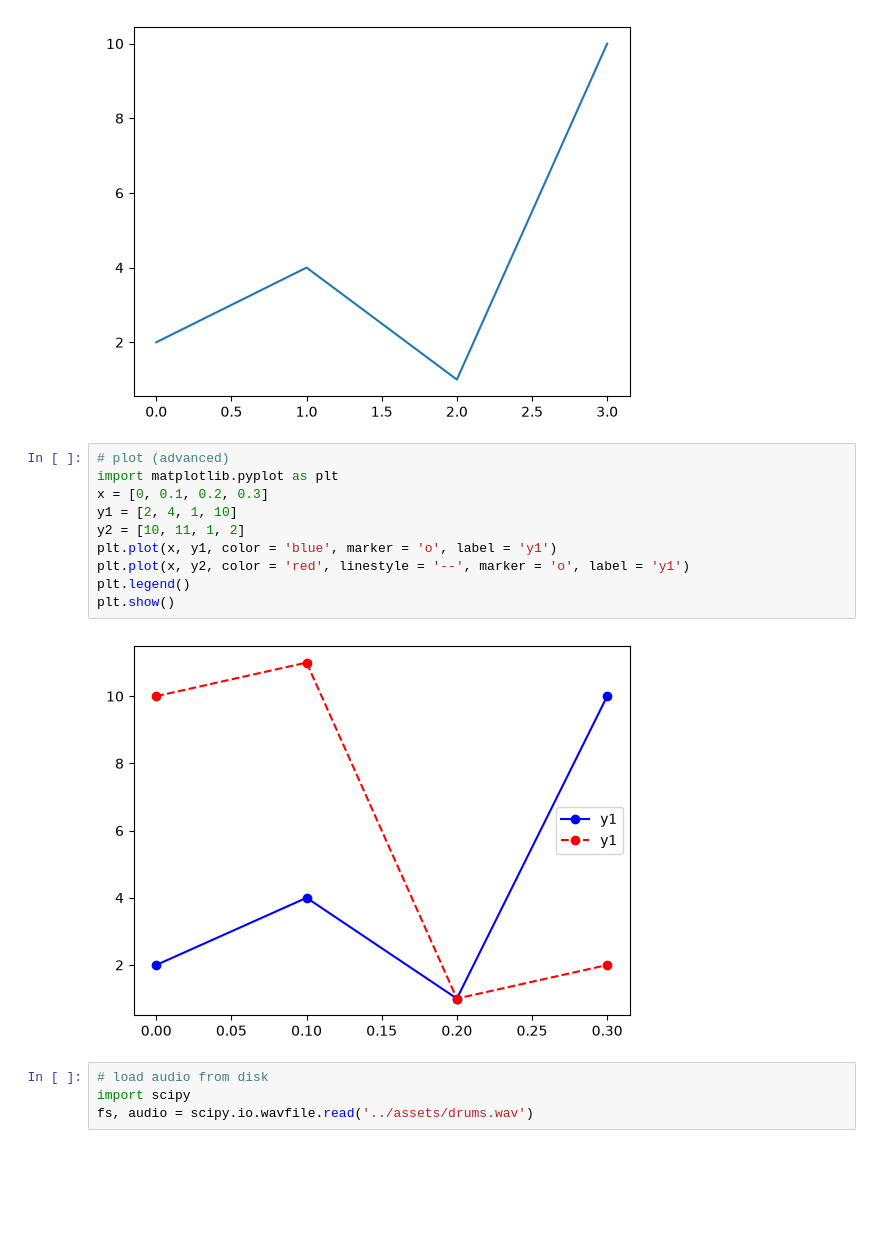
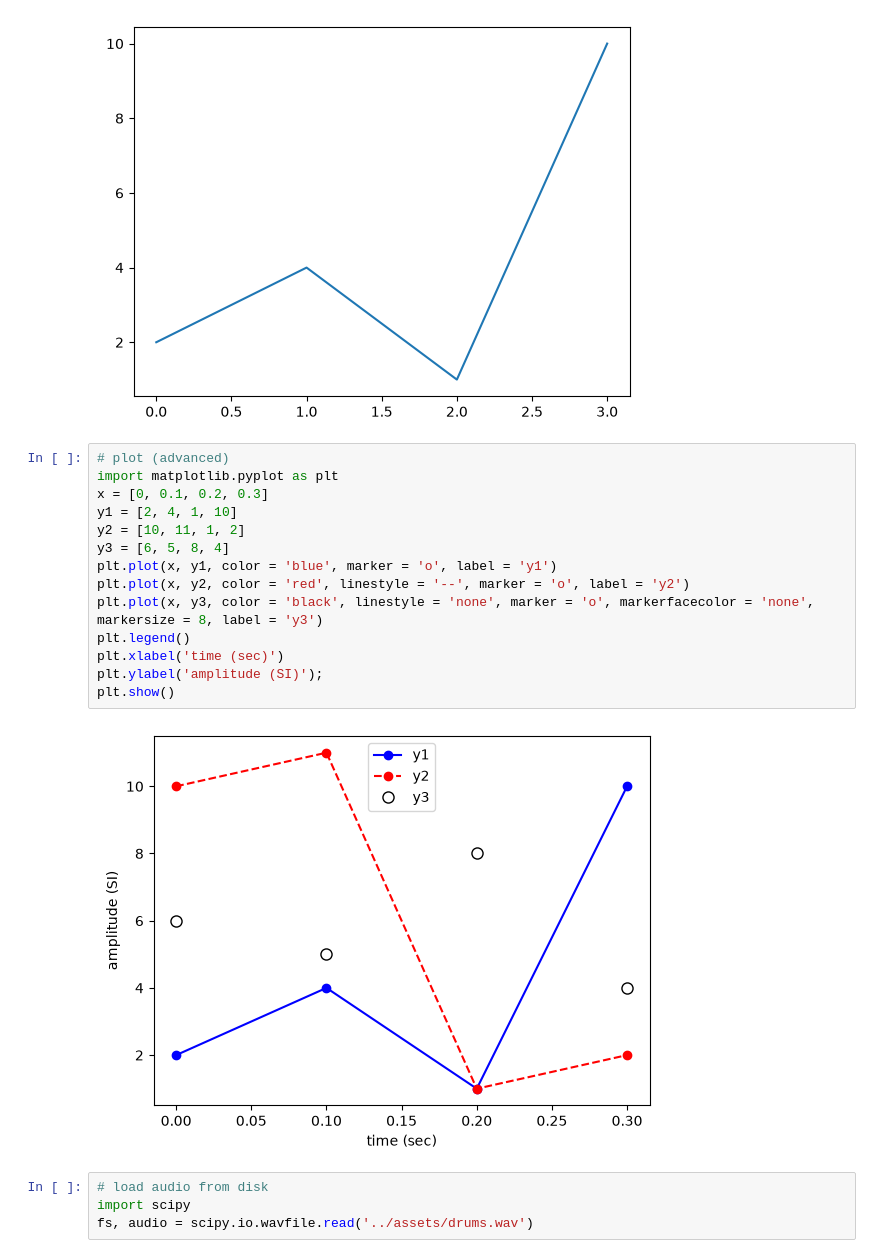
Before and after one commit to PyrApple/jupyterlite_signal_processing_ens, a Jupyter notebook: content/tutorials/cheat_sheet.ipynb, the cells around one changed output. Drawn from its saved outputs; the diff is of its cells as text; blank space fills up the shorter version.

```diff
--- a/content/tutorials/cheat_sheet.ipynb
+++ b/content/tutorials/cheat_sheet.ipynb
@@ -50,15 +52,19 @@ plt.plot([2, 4, 1, 10]);
 # %%
 # plot (advanced)
 import matplotlib.pyplot as plt
 x = [0, 0.1, 0.2, 0.3]
 y1 = [2, 4, 1, 10]
 y2 = [10, 11, 1, 2]
+y3 = [6, 5, 8, 4]
 plt.plot(x, y1, color = 'blue', marker = 'o', label = 'y1')
-plt.plot(x, y2, color = 'red', linestyle = '--', marker = 'o', label = 'y1')
+plt.plot(x, y2, color = 'red', linestyle = '--', marker = 'o', label = 'y2')
+plt.plot(x, y3, color = 'black', linestyle = 'none', marker = 'o', markerfacecolor = 'none', markersize = 8, label = 'y3')
 plt.legend()
+plt.xlabel('time (sec)')
+plt.ylabel('amplitude (SI)');
 plt.show()
 # %% [output]
-[figure, old version]
+[figure, new version]
 # %%
 # load audio from disk
 import scipy
```
Also changed, not shown: parts of 1 cell of this notebook, 16 other files.
